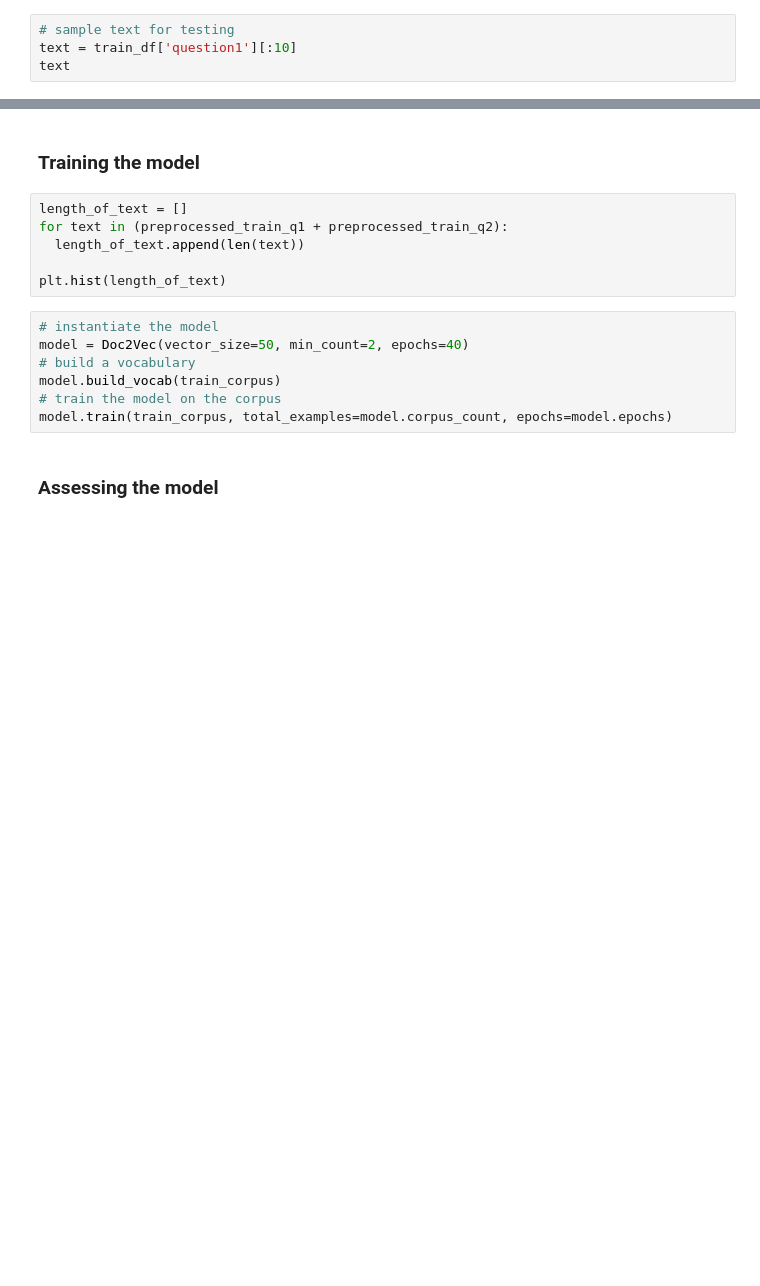
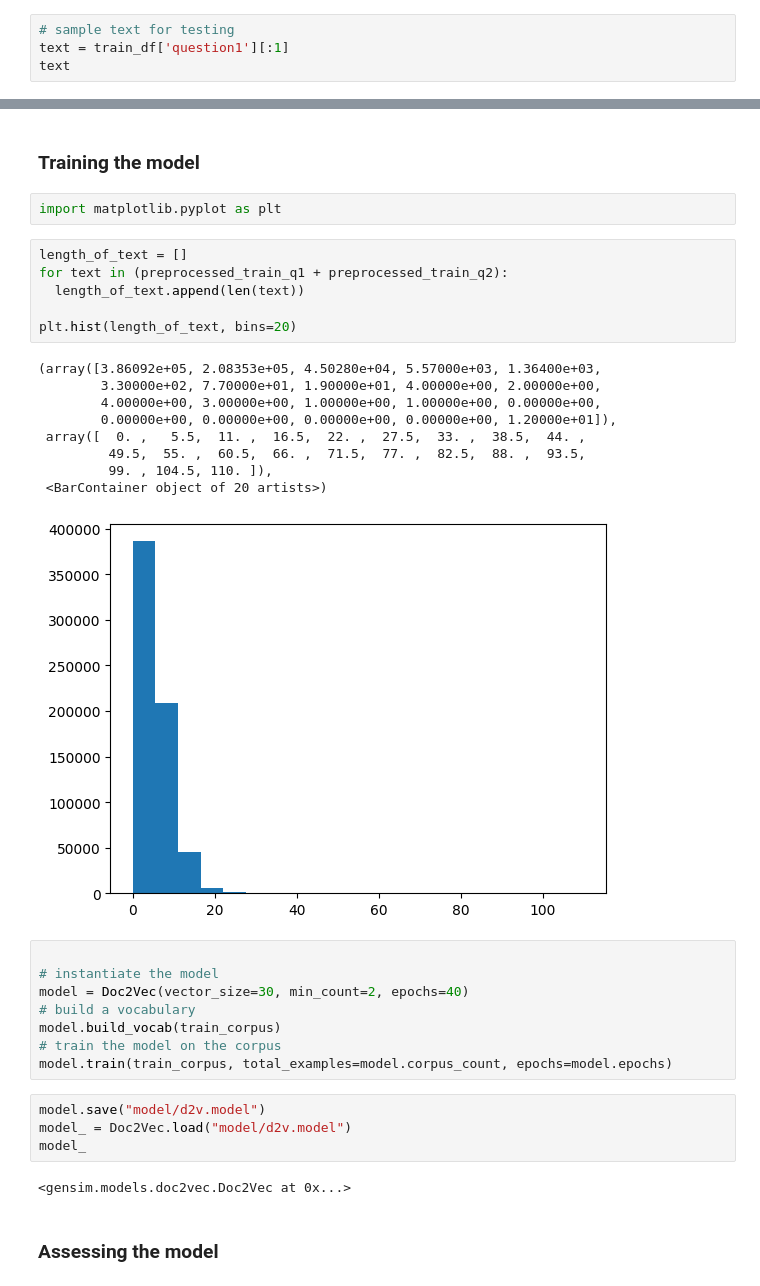
Before and after one commit to ucheokechukwu/Detecting-Duplicate-Quora-Queries-with-NLP-and-DL, a Jupyter notebook: mini_project_V.ipynb, the cells around one changed output, grey strips where cells are left out. Drawn from its saved outputs; the diff is of its cells as text; blank space fills up the shorter version.

```diff
--- a/mini_project_V.ipynb
+++ b/mini_project_V.ipynb
@@ -148,6 +148,6 @@ len(train_df)
 323430
 # %%
 # sample text for testing
-text = train_df['question1'][:10]
+text = train_df['question1'][:1]
 text
 # %% [output]
@@ -240,19 +208,38 @@ from gensim.models.doc2vec import Doc2Vec, TaggedDocument
 train_corpus = [TaggedDocument(doc, [i]) for i, doc in enumerate(training_texts)]
 # %% [markdown]
 ### Training the model
+# %%
+import matplotlib.pyplot as plt
 # %%
 length_of_text = []
 for text in (preprocessed_train_q1 + preprocessed_train_q2):
   length_of_text.append(len(text))
 
-plt.hist(length_of_text)
+plt.hist(length_of_text, bins=20)
+# %% [output]
+(array([3.86092e+05, 2.08353e+05, 4.50280e+04, 5.57000e+03, 1.36400e+03,
+        3.30000e+02, 7.70000e+01, 1.90000e+01, 4.00000e+00, 2.00000e+00,
+        4.00000e+00, 3.00000e+00, 1.00000e+00, 1.00000e+00, 0.00000e+00,
+        0.00000e+00, 0.00000e+00, 0.00000e+00, 0.00000e+00, 1.20000e+01]),
+ array([  0. ,   5.5,  11. ,  16.5,  22. ,  27.5,  33. ,  38.5,  44. ,
+         49.5,  55. ,  60.5,  66. ,  71.5,  77. ,  82.5,  88. ,  93.5,
+         99. , 104.5, 110. ]),
+ <BarContainer object of 20 artists>)
+[figure, added]
 # %%
+
 # instantiate the model
-model = Doc2Vec(vector_size=50, min_count=2, epochs=40)
+model = Doc2Vec(vector_size=30, min_count=2, epochs=40)
 # build a vocabulary
 model.build_vocab(train_corpus)
 # train the model on the corpus
 model.train(train_corpus, total_examples=model.corpus_count, epochs=model.epochs)
+# %%
+model.save("model/d2v.model")
+model_ = Doc2Vec.load("model/d2v.model")
+model_
+# %% [output]
+<gensim.models.doc2vec.Doc2Vec at 0x...>
 # %% [markdown]
 ### Assessing the model
 # %%
```
Also changed, not shown: parts of 20 cells of this notebook.
